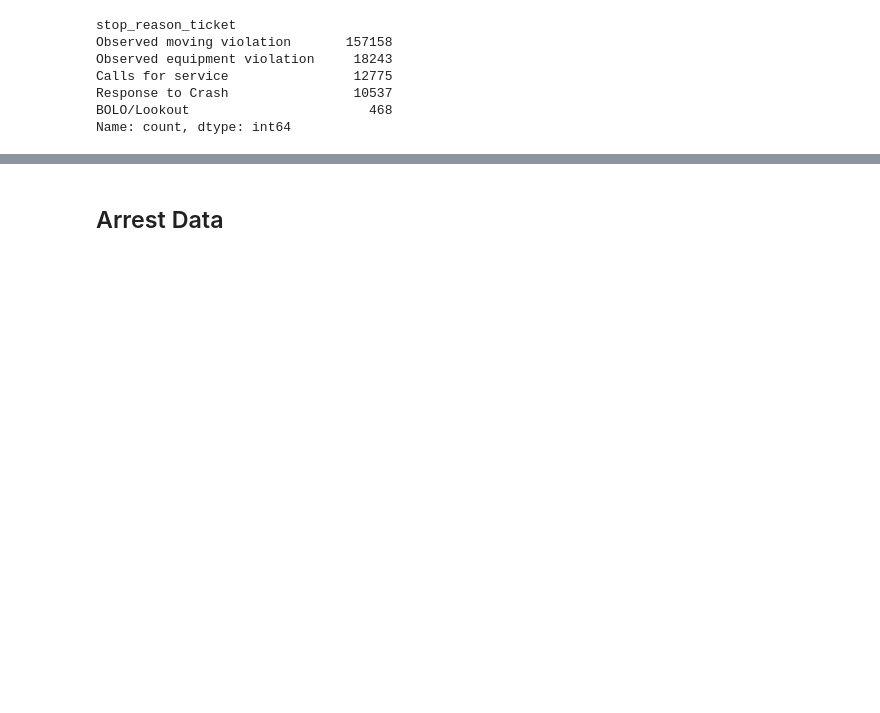
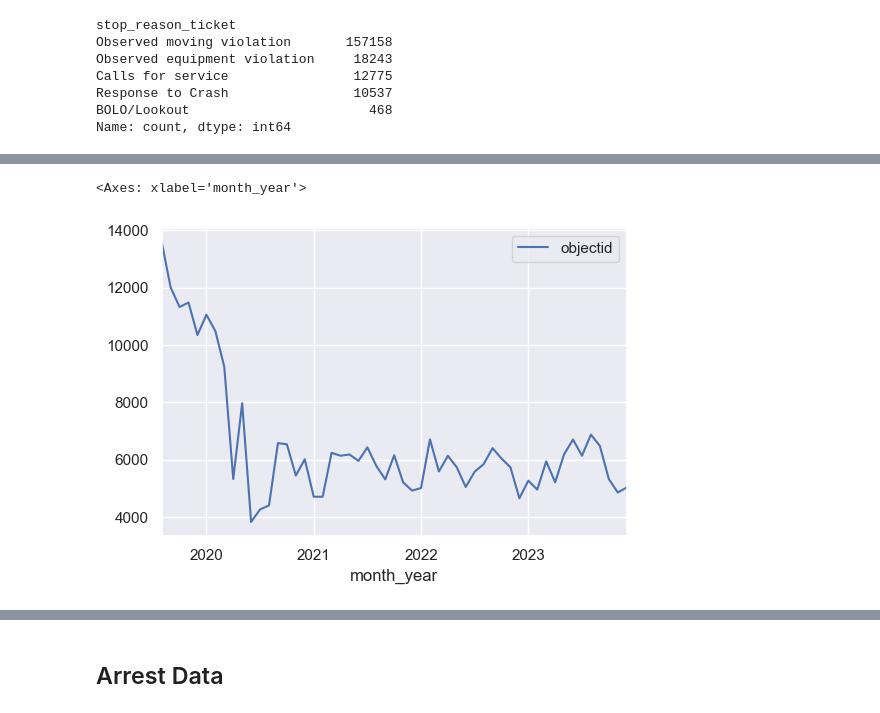
Before and after one commit to taylorterry3/dc_crime, a Jupyter notebook: notebooks/DC_MPD_Crime_stats.ipynb, the cells around one changed output, grey strips where cells are left out. Drawn from its saved outputs; the diff is of its cells as text; code cells hidden in the pictures; blank space fills up the shorter version.

```diff
--- a/notebooks/DC_MPD_Crime_stats.ipynb
+++ b/notebooks/DC_MPD_Crime_stats.ipynb
@@ -449,0 +458,14 @@ Name: count, dtype: int64
+# %%
+def create_stop_reason_combined(row):
+    # Slow but whatev.
+    if pd.notna(row["stop_reason_ticket"]):
+        return row["stop_reason_ticket"]
+    elif (
+        pd.notna(row["stop_reason_nonticket"]) & len(str(row["stop_reason_nonticket"]))
+        > 0
+    ):
+        return row["stop_reason_nonticket"] + " (nonticket)"
+    else:
+        return "Unknown"
+# %%
+stop_data["stop_reason_combined"] = stop_data.apply(create_stop_reason_combined, axis=1)
@@ -449,0 +502,5 @@ Name: count, dtype: int64
+# %%
+stop_data.pivot_table(index="month_year", values="objectid", aggfunc="count")[1:-1].plot()
+# %% [output]
+<Axes: xlabel='month_year'>
+[figure, added]
```
Also changed, not shown: parts of 28 cells of this notebook.
